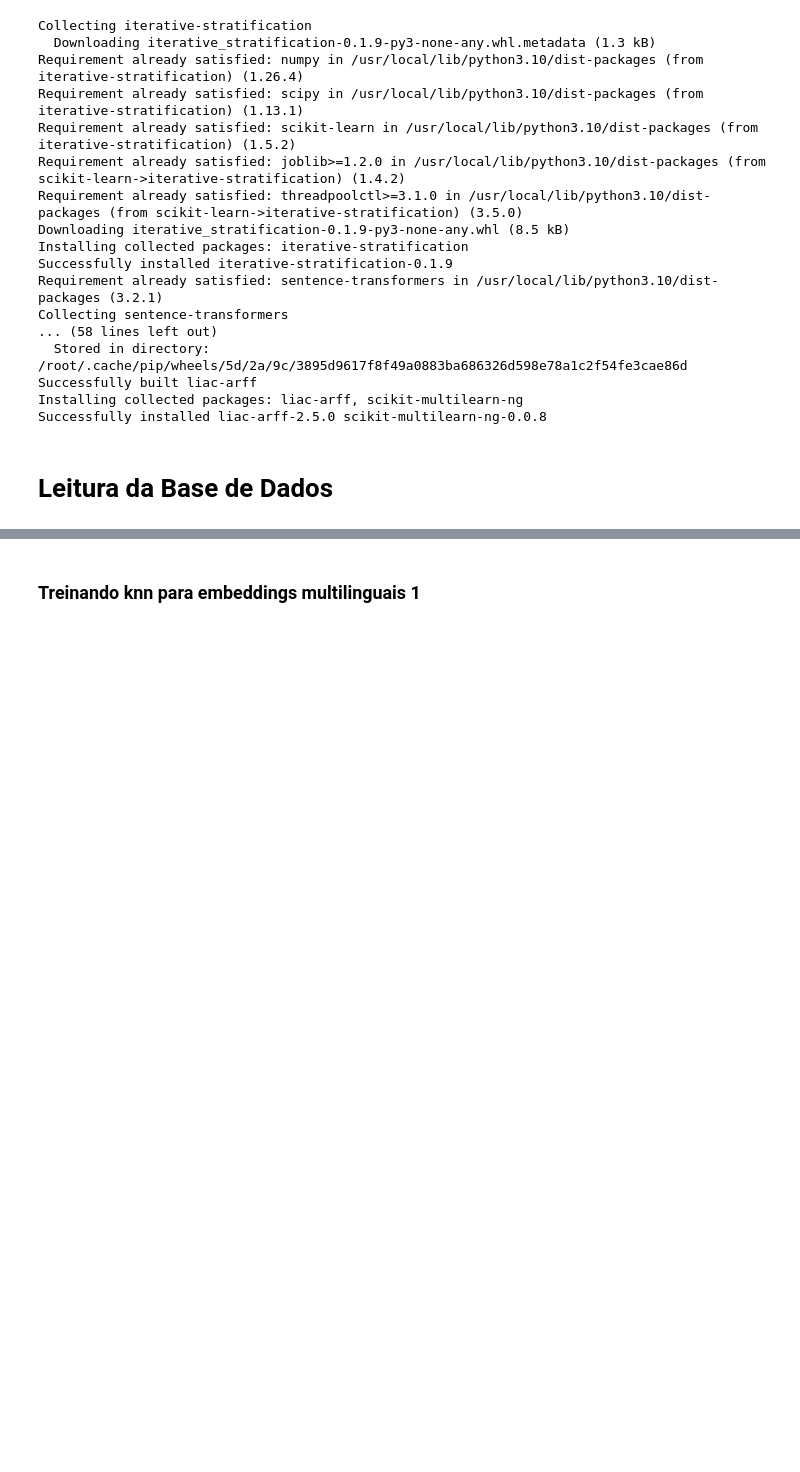
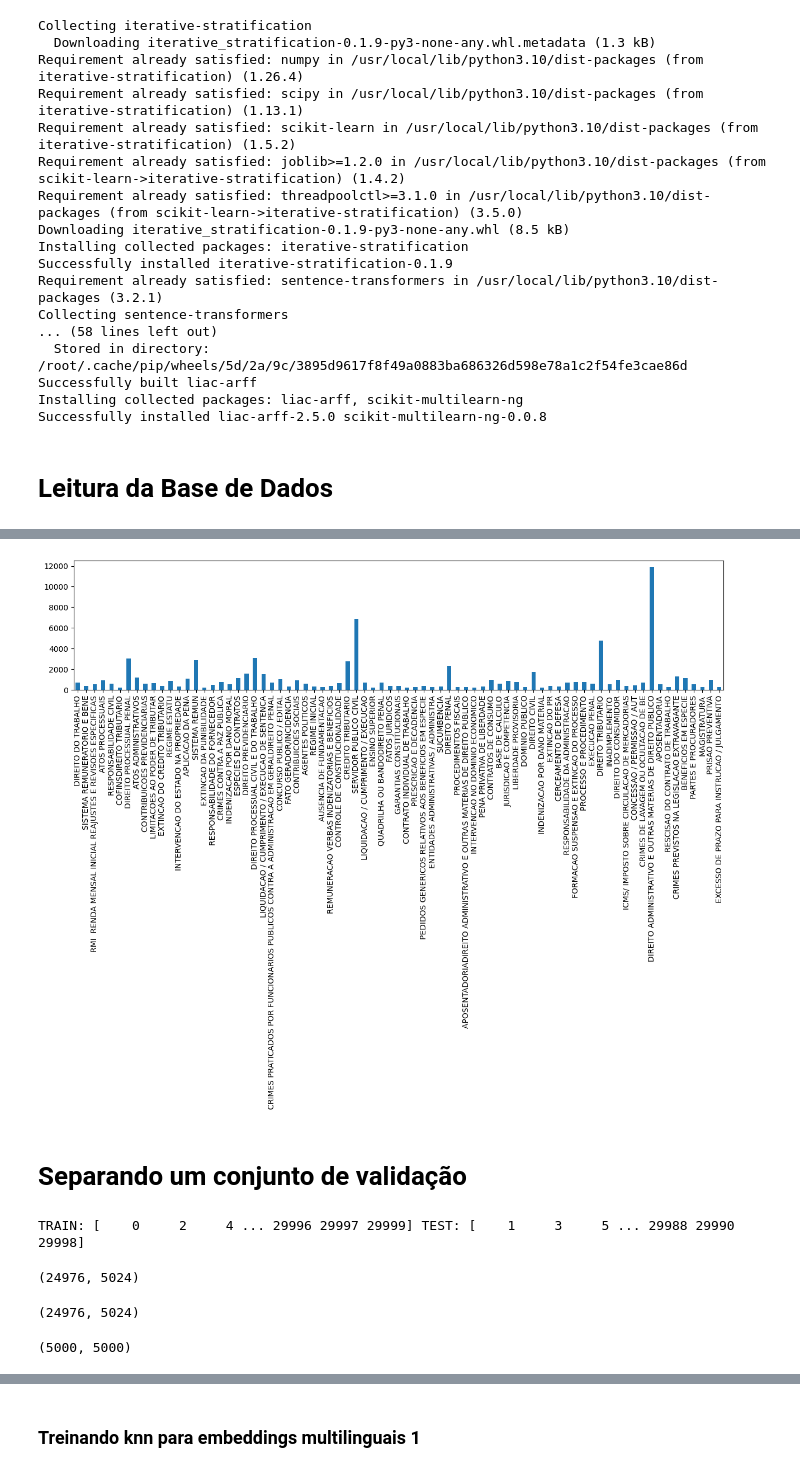
Before and after one commit to GusSampaio/Classificacao_Multirrotulo_no_Dominio_Juridico, a Jupyter notebook: Mineração_de_Textos_para_Domínio_Jurídico.ipynb, the cells around one changed output, grey strips where cells are left out. Cells and saved outputs as stored; diff of their text form; code cells hidden in the pictures; blank space fills up the shorter version.

```diff
--- a/Mineração_de_Textos_para_Domínio_Jurídico.ipynb
+++ b/Mineração_de_Textos_para_Domínio_Jurídico.ipynb
@@ -259,0 +172,30 @@ val_positions = np.random.choice(len(X_val), size=30000, replace=False)
+# %%
+# Distribuição das classes.
+y_train_sample.sum().plot.bar(figsize=(15, 3))
+plt.show()
+# %% [output]
+[figure, added]
+# %% [markdown]
+# Separando um conjunto de validação
+# %%
+mskf = MultilabelStratifiedKFold(n_splits=6, shuffle=True, random_state=0)
+
+for train_index, test_index in mskf.split(X_train_sample, y_train_sample):
+   print("TRAIN:", train_index, "TEST:", test_index)
+   X_train_sample, X_val_sample = X_train_sample.iloc[train_index], X_train_sample.iloc[test_index]
+   y_train_sample, y_val_sample = y_train_sample.iloc[train_index], y_train_sample.iloc[test_index]
+   break
+# %% [output]
+TRAIN: [    0     2     4 ... 29996 29997 29999] TEST: [    1     3     5 ... 29988 29990 29998]
+# %%
+len(X_train_sample), len(X_val_sample)
+# %% [output]
+(24976, 5024)
+# %%
+len(y_train_sample), len(y_val_sample)
+# %% [output]
+(24976, 5024)
+# %%
+len(X_test_sample), len(y_test_sample)
+# %% [output]
+(5000, 5000)
```
Also changed, not shown: parts of 42 cells of this notebook.
